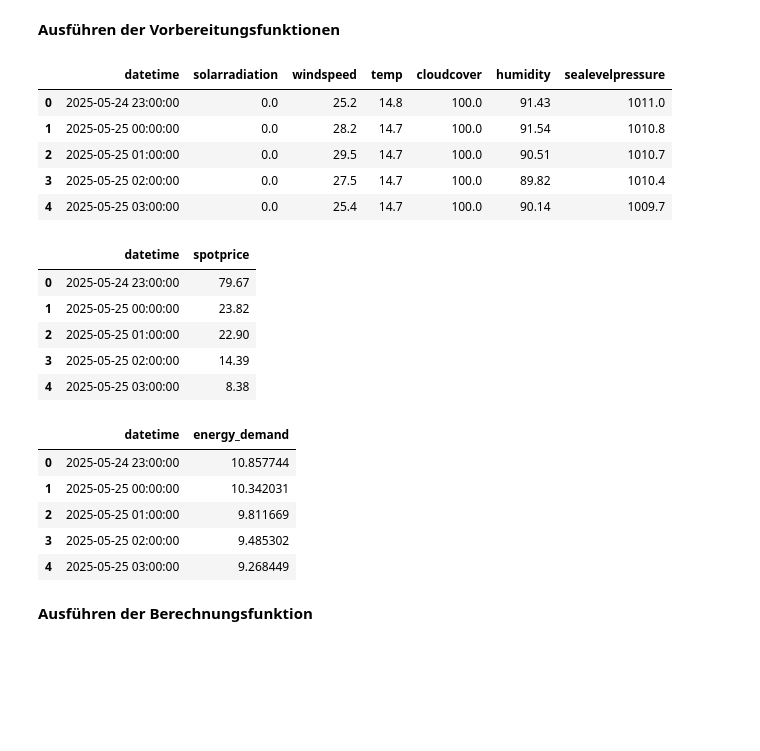
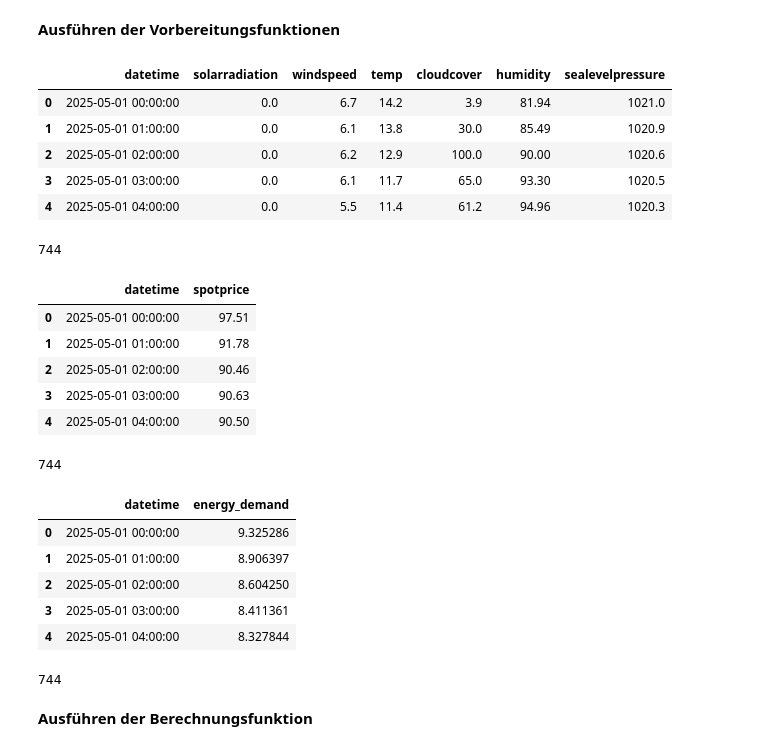
Before and after one commit to jgoeltsch/Forschungsseminar, a Jupyter notebook: ML_based_EMS.ipynb, the cells around one changed output. Saved outputs shown, nothing was run; the diff lists cells and outputs as text; code cells hidden in the pictures; blank space fills up the shorter version.

```diff
--- a/ML_based_EMS.ipynb
+++ b/ML_based_EMS.ipynb
@@ -48,38 +49,75 @@ num_houses = 39000  # Anzahl Haushalte
 # Strompreis
 export_factor = 0.25   # Anteil vom Spotpreis für Einspeisung
 price_low_quant  = 0.30   # Regelbasiert: Niedrigpreis-Schwelle
+
+# Parameter für Sliding Window
+start_month = 5  # Startmonat für das Sliding Window (1 bis 12)
+start_year = 2025  # Startjahr für das Sliding Window (2024/2025)
+cut_ds = 14  # Datensatz kürzen [Tage]
+window_days = 7    # Länge des Fensters [Tage]
+step_hours = 1    # Schrittweite [Stunden]
 # %% [markdown]
 **Ausführen der Vorbereitungsfunktionen**
 # %%
 # Daten laden
 df_weather = get_weather()
 df_spot = get_spotprice()
 df_demand = get_demand(num_houses, yearly_demand)
 if df_weather is None or df_spot is None or df_demand is None:
     print("Abbruch.")
 
+for df in [df_weather, df_spot, df_demand]:
+    df["datetime"] = pd.to_datetime(df["datetime"])
+
+# Liegt das Startdatum im erlaubten Zeitraum?
+if (start_month < 1) or (start_month > 12) or (start_year < 2024) or (start_year > 2025) or (start_year == 2025 and start_month > 5):
+    raise ValueError("Startmonat/-jahr liegt außerhalb des erlaubten Zeitraums (01.01.2024 bis 31.05.2025).")
+
+# Zuschneiden der Datensätze auf gewünschten Monat und Jahr
+first_of_month = df_weather[
+    (df_weather["datetime"].dt.month == start_month) &
+    (df_weather["datetime"].dt.year == start_year)
+]["datetime"].min()
+if pd.isnull(first_of_month):
+    raise ValueError(f"Kein Datenpunkt für Monat {start_month} und Jahr {start_year} im Datensatz gefunden.")
+
+start = first_of_month
+end = start + pd.Timedelta(days=cut_ds)
+
+df_weather = df_weather[(df_weather["datetime"] >= start) & (df_weather["datetime"] < end)].reset_index(drop=True)
+df_spot = df_spot[(df_spot["datetime"] >= start) & (df_spot["datetime"] < end)].reset_index(drop=True)
+df_demand = df_demand[(df_demand["datetime"] >= start) & (df_demand["datetime"] < end)].reset_index(drop=True)
+
 display(df_weather.head())
+print(len(df_weather))
+
 display(df_spot.head())
+print(len(df_spot))
+
 display(df_demand.head())
+print(len(df_demand))
 # %% [output]
 |  | datetime | solarradiation | windspeed | temp | cloudcover | humidity | sealevelpressure |
-| 0 | 2025-05-24 23:00:00 | 0.0 | 25.2 | 14.8 | 100.0 | 91.43 | 1011.0 |
-| 1 | 2025-05-25 00:00:00 | 0.0 | 28.2 | 14.7 | 100.0 | 91.54 | 1010.8 |
-| 2 | 2025-05-25 01:00:00 | 0.0 | 29.5 | 14.7 | 100.0 | 90.51 | 1010.7 |
-| 3 | 2025-05-25 02:00:00 | 0.0 | 27.5 | 14.7 | 100.0 | 89.82 | 1010.4 |
-| 4 | 2025-05-25 03:00:00 | 0.0 | 25.4 | 14.7 | 100.0 | 90.14 | 1009.7 |
+| 0 | 2025-05-01 00:00:00 | 0.0 | 6.7 | 14.2 | 3.9 | 81.94 | 1021.0 |
+| 1 | 2025-05-01 01:00:00 | 0.0 | 6.1 | 13.8 | 30.0 | 85.49 | 1020.9 |
+| 2 | 2025-05-01 02:00:00 | 0.0 | 6.2 | 12.9 | 100.0 | 90.00 | 1020.6 |
+| 3 | 2025-05-01 03:00:00 | 0.0 | 6.1 | 11.7 | 65.0 | 93.30 | 1020.5 |
+| 4 | 2025-05-01 04:00:00 | 0.0 | 5.5 | 11.4 | 61.2 | 94.96 | 1020.3 |
+744
 |  | datetime | spotprice |
-| 0 | 2025-05-24 23:00:00 | 79.67 |
-| 1 | 2025-05-25 00:00:00 | 23.82 |
-| 2 | 2025-05-25 01:00:00 | 22.90 |
-| 3 | 2025-05-25 02:00:00 | 14.39 |
-| 4 | 2025-05-25 03:00:00 | 8.38 |
+| 0 | 2025-05-01 00:00:00 | 97.51 |
+| 1 | 2025-05-01 01:00:00 | 91.78 |
+| 2 | 2025-05-01 02:00:00 | 90.46 |
+| 3 | 2025-05-01 03:00:00 | 90.63 |
+| 4 | 2025-05-01 04:00:00 | 90.50 |
+744
 |  | datetime | energy_demand |
-| 0 | 2025-05-24 23:00:00 | 10.857744 |
-| 1 | 2025-05-25 00:00:00 | 10.342031 |
-| 2 | 2025-05-25 01:00:00 | 9.811669 |
-| 3 | 2025-05-25 02:00:00 | 9.485302 |
-| 4 | 2025-05-25 03:00:00 | 9.268449 |
+| 0 | 2025-05-01 00:00:00 | 9.325286 |
+| 1 | 2025-05-01 01:00:00 | 8.906397 |
+| 2 | 2025-05-01 02:00:00 | 8.604250 |
+| 3 | 2025-05-01 03:00:00 | 8.411361 |
+| 4 | 2025-05-01 04:00:00 | 8.327844 |
+744
 # %% [markdown]
 **Ausführen der Berechnungsfunktion**
 # %%
```
Also changed, not shown: parts of 10 cells of this notebook, 7 other files.
